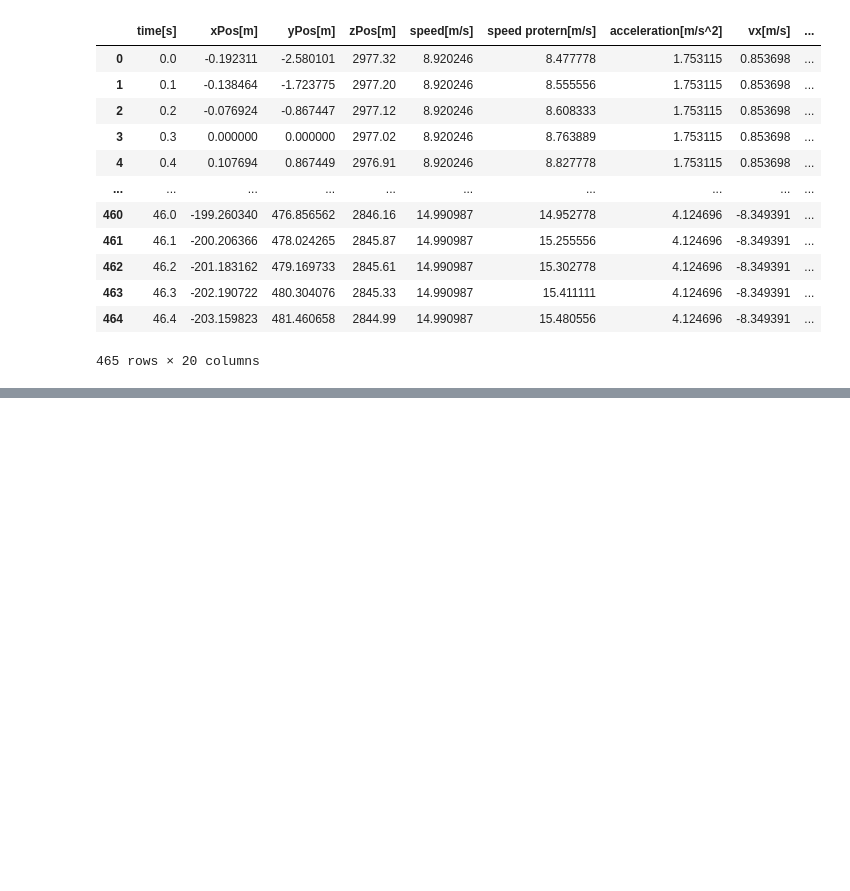
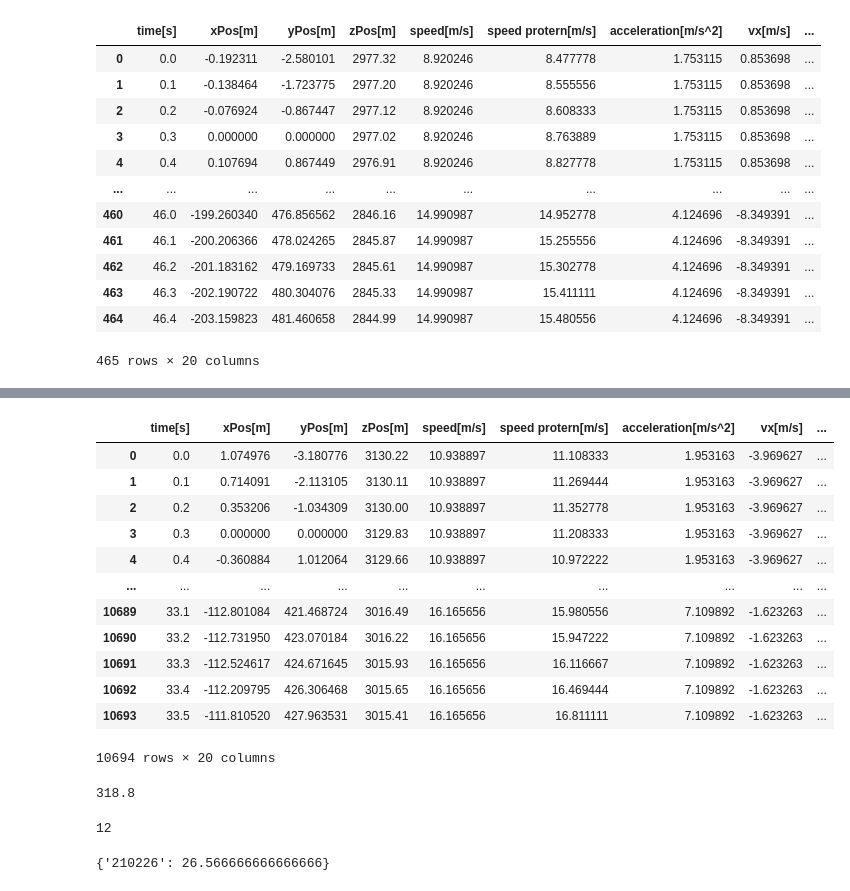
Before and after one commit to AnonymousCrux/course_setting, a Jupyter notebook: Course_Visualisation.ipynb, the cells around one changed output, grey strips where cells are left out. Cells and saved outputs as stored; diff of their text form; code cells hidden in the pictures; blank space fills up the shorter version.

```diff
--- a/Course_Visualisation.ipynb
+++ b/Course_Visualisation.ipynb
@@ -82,12 +81,16 @@ import os
 place_dict = {'200915' : 'Zermatt', '200916' : 'Zermatt', '201030' : 'Stelvio', '201103' : 'Diavolezza', '201110' : 'Diavolezza', '201117' : 'Diavolezza', '201119' : 'Diavolezza', '201120' : 'Diavolezza', '201203' : 'Davos', '201214' : 'Kreuzbergpass', '210218' : 'Grindelwald', '210226' : 'Simonhöhe'}
 
 path = r'/Users/lucajoos/Desktop/HSLU/3.Semester/DC03 Hackdays/course_setting-main/Runs Computed'                     # use your path
-all_files = glob.glob(os.path.join(path, "*.csv"))     # advisable to use os.path.join as this makes concatenation OS independent
 
-df_from_each_file = (pd.read_csv(f) for f in all_files)
-concatenated_df   = pd.concat(df_from_each_file, ignore_index=True)
+for name in place_dict:
+    place_dict[name] = pd.DataFrame()
+
+for key in place_dict.keys():
+    all_files_per_location = glob.glob(os.path.join(path, key + "*.csv"))     # advisable to use os.path.join as this makes concatenation OS independent
+
+    df_from_each_file_per_location = (pd.read_csv(f) for f in all_files_per_location)
+    place_dict[key] = pd.concat(df_from_each_file_per_location, ignore_index=True)
 # doesn't create a list, nor does it append to one
-
 
 
 
@@ -112,0 +100,16 @@ concatenated_df
+# %%
+place_dict["201030"]
+# %% [output]
+|  | time[s] | xPos[m] | yPos[m] | zPos[m] | speed[m/s] | speed protern[m/s] | acceleration[m/s^2] | vx[m/s] | ... |
+| 0 | 0.0 | 1.074976 | -3.180776 | 3130.22 | 10.938897 | 11.108333 | 1.953163 | -3.969627 | ... |
+| 1 | 0.1 | 0.714091 | -2.113105 | 3130.11 | 10.938897 | 11.269444 | 1.953163 | -3.969627 | ... |
+| 2 | 0.2 | 0.353206 | -1.034309 | 3130.00 | 10.938897 | 11.352778 | 1.953163 | -3.969627 | ... |
+| 3 | 0.3 | 0.000000 | 0.000000 | 3129.83 | 10.938897 | 11.208333 | 1.953163 | -3.969627 | ... |
+| 4 | 0.4 | -0.360884 | 1.012064 | 3129.66 | 10.938897 | 10.972222 | 1.953163 | -3.969627 | ... |
+| ... | ... | ... | ... | ... | ... | ... | ... | ... | ... |
+| 10689 | 33.1 | -112.801084 | 421.468724 | 3016.49 | 16.165656 | 15.980556 | 7.109892 | -1.623263 | ... |
+| 10690 | 33.2 | -112.731950 | 423.070184 | 3016.22 | 16.165656 | 15.947222 | 7.109892 | -1.623263 | ... |
+| 10691 | 33.3 | -112.524617 | 424.671645 | 3015.93 | 16.165656 | 16.116667 | 7.109892 | -1.623263 | ... |
+| 10692 | 33.4 | -112.209795 | 426.306468 | 3015.65 | 16.165656 | 16.469444 | 7.109892 | -1.623263 | ... |
+| 10693 | 33.5 | -111.810520 | 427.963531 | 3015.41 | 16.165656 | 16.811111 | 7.109892 | -1.623263 | ... |
+10694 rows × 20 columns
@@ -112,0 +154,12 @@ concatenated_df
+# %%
+avg_time
+# %% [output]
+318.8
+# %%
+counter
+# %% [output]
+12
+# %%
+avg_time_dict
+# %% [output]
+{'210226': 26.566666666666666}
```
Also changed, not shown: parts of 11 cells of this notebook.
